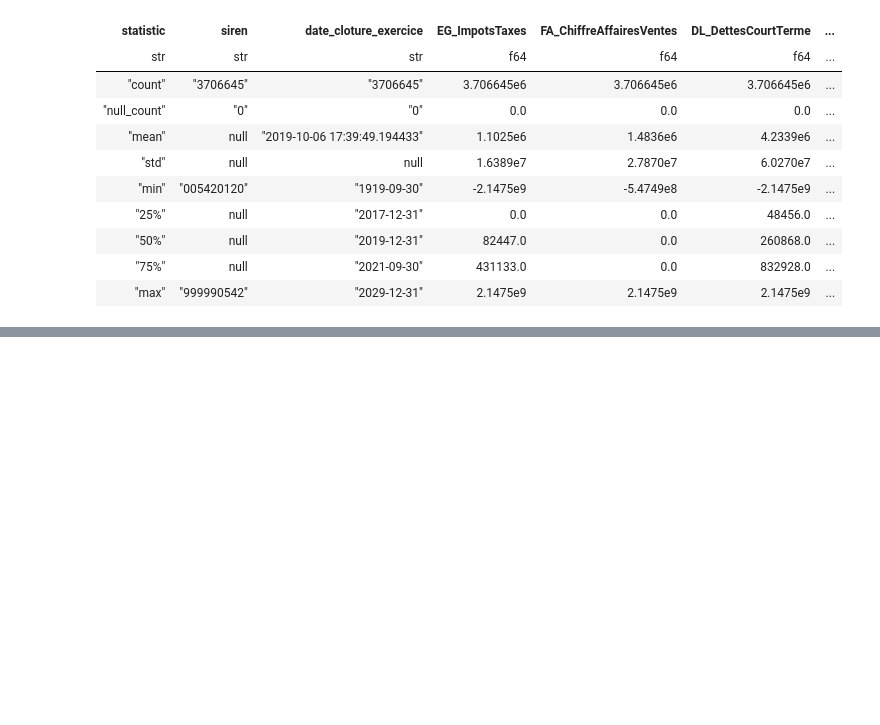
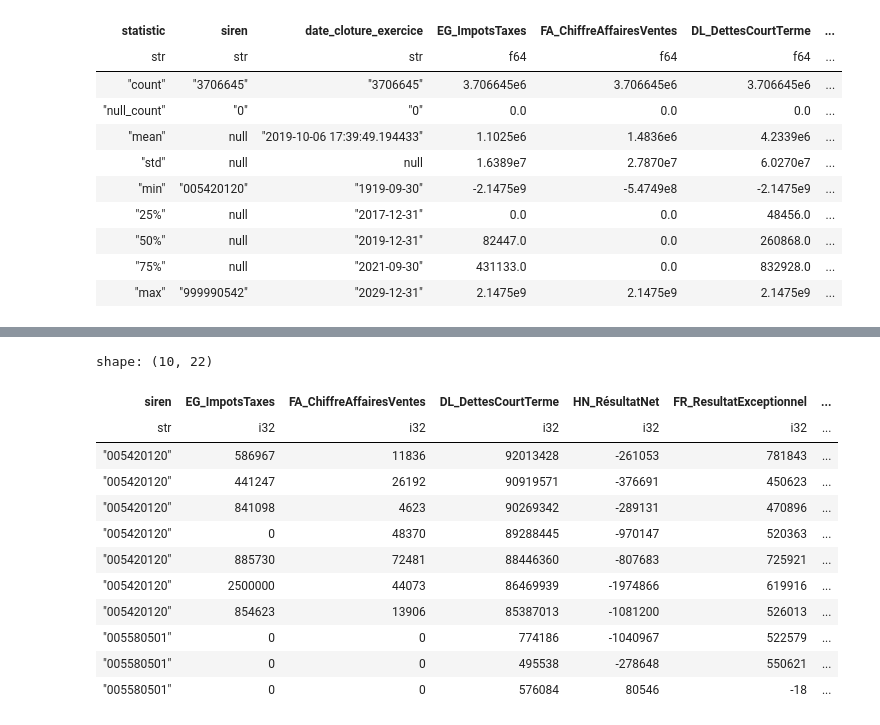
Before and after one commit to ugozchi/AS_Supervised_Learning, a Jupyter notebook: Notebooks/00_Sandbox.ipynb, the cells around one changed output, grey strips where cells are left out. Cells and saved outputs as stored; diff of their text form; code cells hidden in the pictures; blank space fills up the shorter version.

```diff
--- a/Notebooks/00_Sandbox.ipynb
+++ b/Notebooks/00_Sandbox.ipynb
@@ -242,0 +410,42 @@ df_bilan = df_bilan.drop(['date_cloture_exercice'])
+# %%
+import polars as pl
+
+# ----------------------------------------------------------------------
+# Étape 0 : Tri (CORRIGÉ)
+# Nous trions par 'siren' puis par 'AnneeClotureExercice' pour garantir
+# que le shift(1) prenne bien la valeur de l'année précédente (N-1).
+# ----------------------------------------------------------------------
+df_bilan = df_bilan.sort(["siren", "AnneeClotureExercice"])
+
+# ----------------------------------------------------------------------
+# Étape 1 : Définition des Variables & Création des 4 colonnes de variation (CORRIGÉ)
+# ----------------------------------------------------------------------
+
+# Variables de Colonnes à utiliser (pour la lisibilité)
+COL_RN = 'HN_RésultatNet'
+
+df_bilan = df_bilan.with_columns([
+
+    # 1. Variation Résultat Net N vs N-1
+    (pl.col(COL_RN) - pl.col(COL_RN).shift(1).over('siren')).alias('variation_resultat_net_N-1'),
+
+    # 2. Variation Résultat Net N vs N-2
+    (pl.col(COL_RN) - pl.col(COL_RN).shift(2).over('siren')).alias('variation_resultat_net_N-2'),
+
+])
+
+df_bilan.head(10)
+# %% [output]
+shape: (10, 22)
+| siren | EG_ImpotsTaxes | FA_ChiffreAffairesVentes | DL_DettesCourtTerme | HN_RésultatNet | FR_ResultatExceptionnel | ... |
+| str | i32 | i32 | i32 | i32 | i32 | ... |
+| "005420120" | 586967 | 11836 | 92013428 | -261053 | 781843 | ... |
+| "005420120" | 441247 | 26192 | 90919571 | -376691 | 450623 | ... |
+| "005420120" | 841098 | 4623 | 90269342 | -289131 | 470896 | ... |
+| "005420120" | 0 | 48370 | 89288445 | -970147 | 520363 | ... |
+| "005420120" | 885730 | 72481 | 88446360 | -807683 | 725921 | ... |
+| "005420120" | 2500000 | 44073 | 86469939 | -1974866 | 619916 | ... |
+| "005420120" | 854623 | 13906 | 85387013 | -1081200 | 526013 | ... |
+| "005580501" | 0 | 0 | 774186 | -1040967 | 522579 | ... |
+| "005580501" | 0 | 0 | 495538 | -278648 | 550621 | ... |
+| "005580501" | 0 | 0 | 576084 | 80546 | -18 | ... |
```
Also changed, not shown: parts of 26 cells of this notebook, 3 other files.
